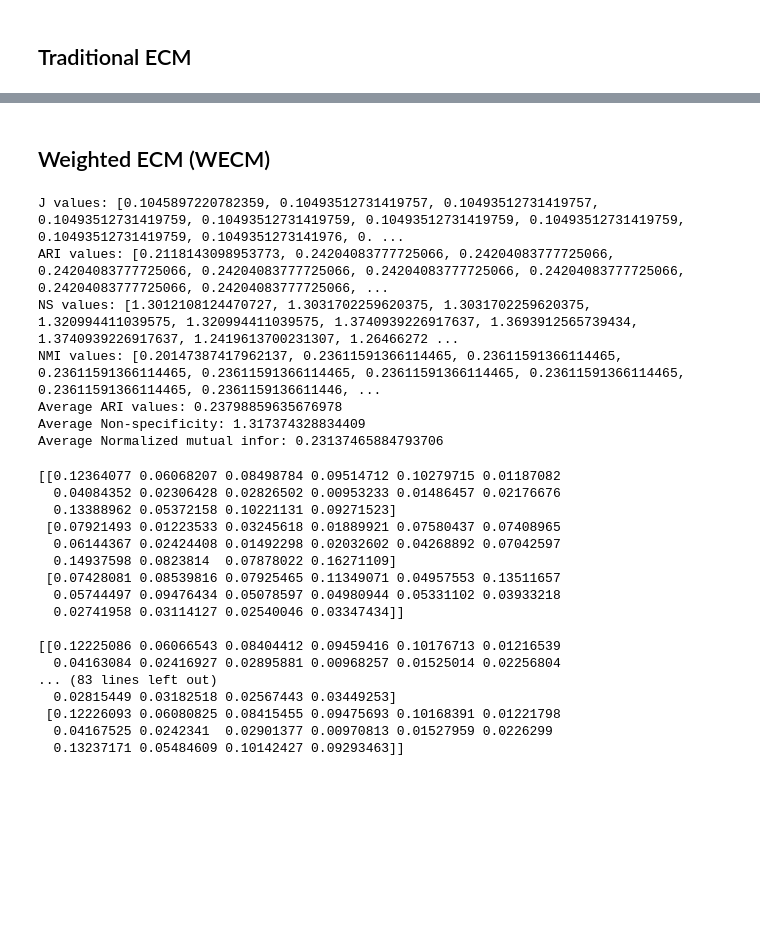
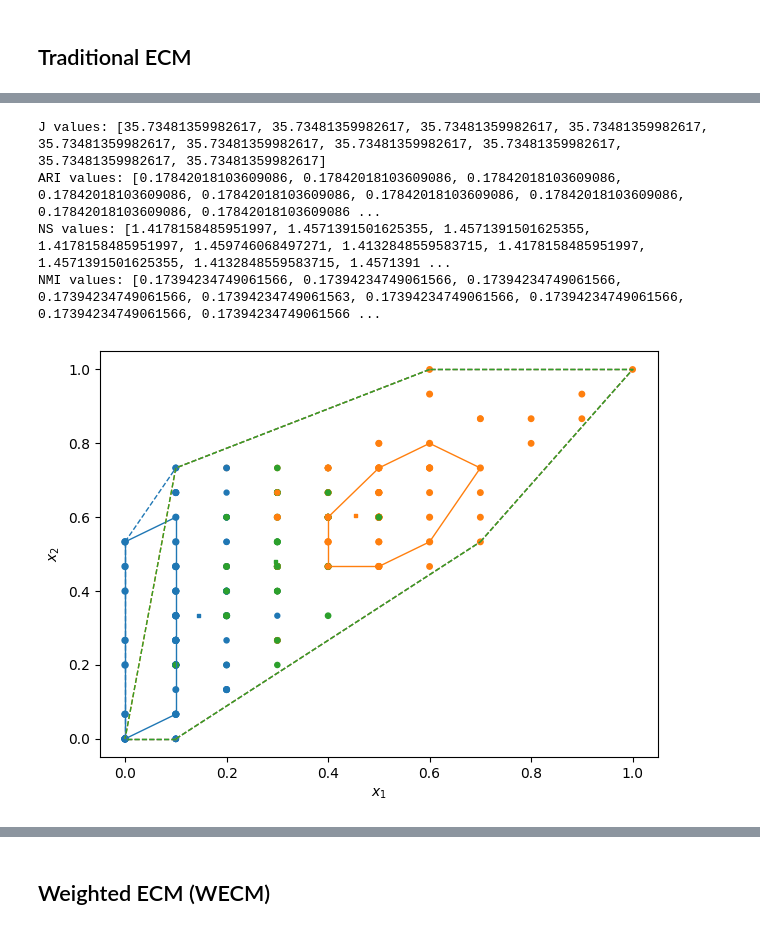
Before and after one commit to tridogithub/evclust, a Jupyter notebook: docs/internship/wecm_lettersIJL.ipynb, the cells around one changed output, grey strips where cells are left out. Saved outputs shown, nothing was run; the diff lists cells and outputs as text; code cells hidden in the pictures; blank space fills up the shorter version.

Commit message:
Update results

```diff
--- a/docs/internship/wecm_lettersIJL.ipynb
+++ b/docs/internship/wecm_lettersIJL.ipynb
@@ -53,33 +60,12 @@ No artists with labels found to put in legend.  Note that artists whose label st
 # %% [markdown]
 ## Traditional ECM
 # %%
+%%capture
 # Traditional ECM clustering
 delta = np.sqrt(20)
-model_list = np.array([])
+ecm_models = np.array([])
 for i in range(10):
-    model = ecm(x=X, c=3, beta=2, alpha=1, delta=delta, epsi=1e-3, ntrials=1, init="kmeans")
-    model_list = np.append(model_list, model)
+    model = ecm(x=X, c=c, beta=2, alpha=1, delta=delta, ntrials=1)
+    ecm_models = np.append(ecm_models, model)
 
-model_list = sorted(model_list, key=lambda x: x['crit'])
-# ARIs
-true_labels = numeric_labels
-predicted_labels_list = list(map(lambda model: np.argmax(model['betp'], axis=1), model_list))
-ari_list = [adjusted_rand_score(true_labels, predicted_labels) for predicted_labels in predicted_labels_list]
-
-# Non-specificity values of top 10
-top_NS = [calculate_non_specificity(model, verbose=False) for model in model_list]
-
-# Normalize mutual infor scores
-NMIs = [normalized_mutual_info_score(true_labels, predicted_labels) for predicted_labels in predicted_labels_list]
-
-print(f"J values: {[x['crit'] for x in model_list]}")
-print(f"ARI values: {ari_list}")
-print(f"NS values: {top_NS}")
-print(f"NMI values: {NMIs}")
-print(f"Average ARI values: {np.mean(ari_list)}")
-print(f"Average Non-specificity: {np.mean(top_NS)}")
-print(f"Average Normalized mutual infor: {np.mean(NMIs)}")
-
-# Plotting the model with the minimum J value
-ev_plot(model_list[0], X=X, cex=20)
-ev_pcaplot(data=X, x=model_list[0], normalize=False, cex=20)
+ecm_models = sorted(ecm_models, key=lambda x : x['crit'])
@@ -105,0 +72,8 @@ Average Normalized mutual infor: 0.17394234749061566
+# %%
+display_results_evidential(X, ecm_models, numeric_labels)
+# %% [output]
+J values: [35.73481359982617, 35.73481359982617, 35.73481359982617, 35.73481359982617, 35.73481359982617, 35.73481359982617, 35.73481359982617, 35.73481359982617, 35.73481359982617, 35.73481359982617]
+ARI values: [0.17842018103609086, 0.17842018103609086, 0.17842018103609086, 0.17842018103609086, 0.17842018103609086, 0.17842018103609086, 0.17842018103609086, 0.17842018103609086, 0.17842018103609086 ...
+NS values: [1.4178158485951997, 1.4571391501625355, 1.4571391501625355, 1.4178158485951997, 1.459746068497271, 1.4132848559583715, 1.4178158485951997, 1.4571391501625355, 1.4132848559583715, 1.4571391 ...
+NMI values: [0.17394234749061566, 0.17394234749061566, 0.17394234749061566, 0.17394234749061566, 0.17394234749061563, 0.17394234749061566, 0.17394234749061566, 0.17394234749061566, 0.17394234749061566 ...
+[figure, added]
@@ -134,38 +82,0 @@ NMIs = [normalized_mutual_info_score(true_labels, predicted_labels) for predicte
-# %%
-
-print(f"J values: {[x['crit'] for x in model_list]}")
-print(f"ARI values: {ari_list}")
-print(f"NS values: {top_NS}")
-print(f"NMI values: {NMIs}")
-print(f"Average ARI values: {np.mean(ari_list)}")
-print(f"Average Non-specificity: {np.mean(top_NS)}")
-print(f"Average Normalized mutual infor: {np.mean(NMIs)}")
-# %% [output]
-J values: [0.1045897220782359, 0.10493512731419757, 0.10493512731419757, 0.10493512731419759, 0.10493512731419759, 0.10493512731419759, 0.10493512731419759, 0.10493512731419759, 0.1049351273141976, 0. ...
-ARI values: [0.2118143098953773, 0.24204083777725066, 0.24204083777725066, 0.24204083777725066, 0.24204083777725066, 0.24204083777725066, 0.24204083777725066, 0.24204083777725066, 0.24204083777725066, ...
-NS values: [1.3012108124470727, 1.3031702259620375, 1.3031702259620375, 1.320994411039575, 1.320994411039575, 1.3740939226917637, 1.3693912565739434, 1.3740939226917637, 1.2419613700231307, 1.26466272 ...
-NMI values: [0.20147387417962137, 0.23611591366114465, 0.23611591366114465, 0.23611591366114465, 0.23611591366114465, 0.23611591366114465, 0.23611591366114465, 0.23611591366114465, 0.2361159136611446, ...
-Average ARI values: 0.23798859635676978
-Average Non-specificity: 1.317374328834409
-Average Normalized mutual infor: 0.23137465884793706
-# %%
-for W in top_weights:
-    print(f"\n{W}")
-# %% [output]
-[[0.12364077 0.06068207 0.08498784 0.09514712 0.10279715 0.01187082
-  0.04084352 0.02306428 0.02826502 0.00953233 0.01486457 0.02176676
-  0.13388962 0.05372158 0.10221131 0.09271523]
- [0.07921493 0.01223533 0.03245618 0.01889921 0.07580437 0.07408965
-  0.06144367 0.02424408 0.01492298 0.02032602 0.04268892 0.07042597
-  0.14937598 0.0823814  0.07878022 0.16271109]
- [0.07428081 0.08539816 0.07925465 0.11349071 0.04957553 0.13511657
-  0.05744497 0.09476434 0.05078597 0.04980944 0.05331102 0.03933218
-  0.02741958 0.03114127 0.02540046 0.03347434]]
-
-[[0.12225086 0.06066543 0.08404412 0.09459416 0.10176713 0.01216539
-  0.04163084 0.02416927 0.02895881 0.00968257 0.01525014 0.02256804
-... (83 lines left out)
-  0.02815449 0.03182518 0.02567443 0.03449253]
- [0.12226093 0.06080825 0.08415455 0.09475693 0.10168391 0.01221798
-  0.04167525 0.0242341  0.02901377 0.00970813 0.01527959 0.0226299
-  0.13237171 0.05484609 0.10142427 0.09293463]]
```
Also changed, not shown: parts of 25 cells of this notebook, 2 other files.
